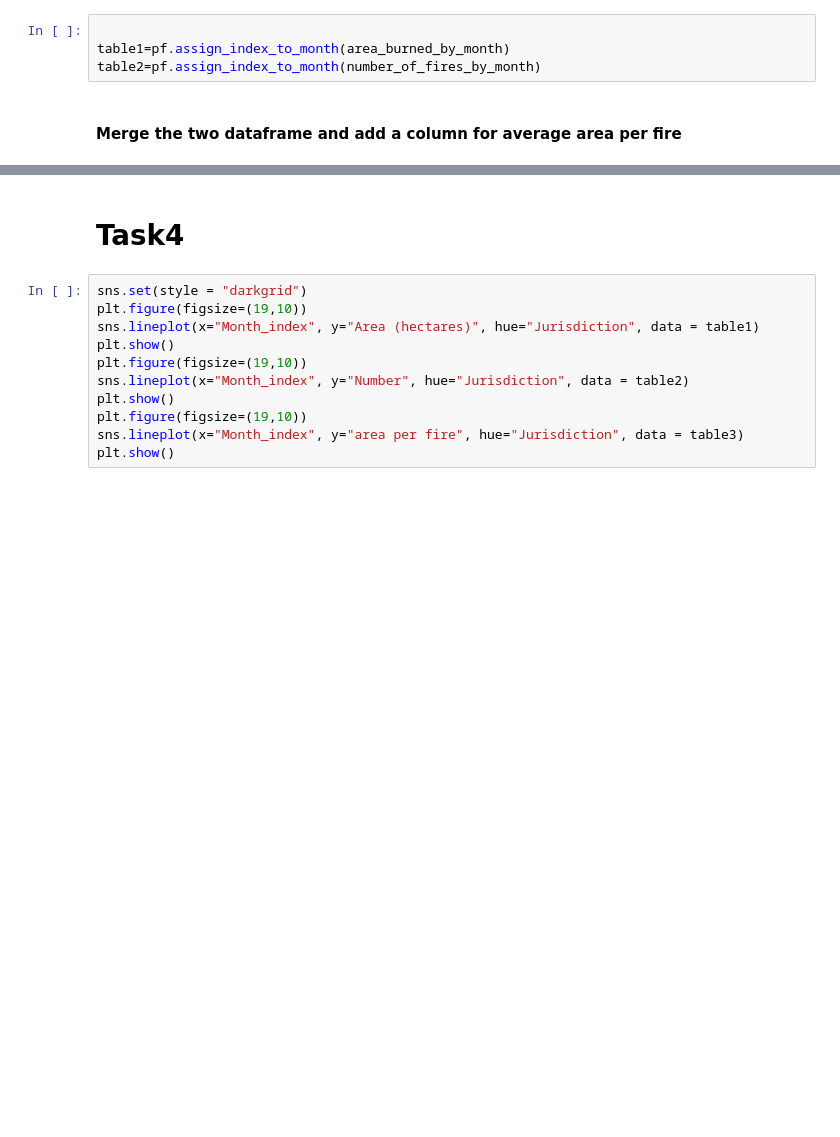
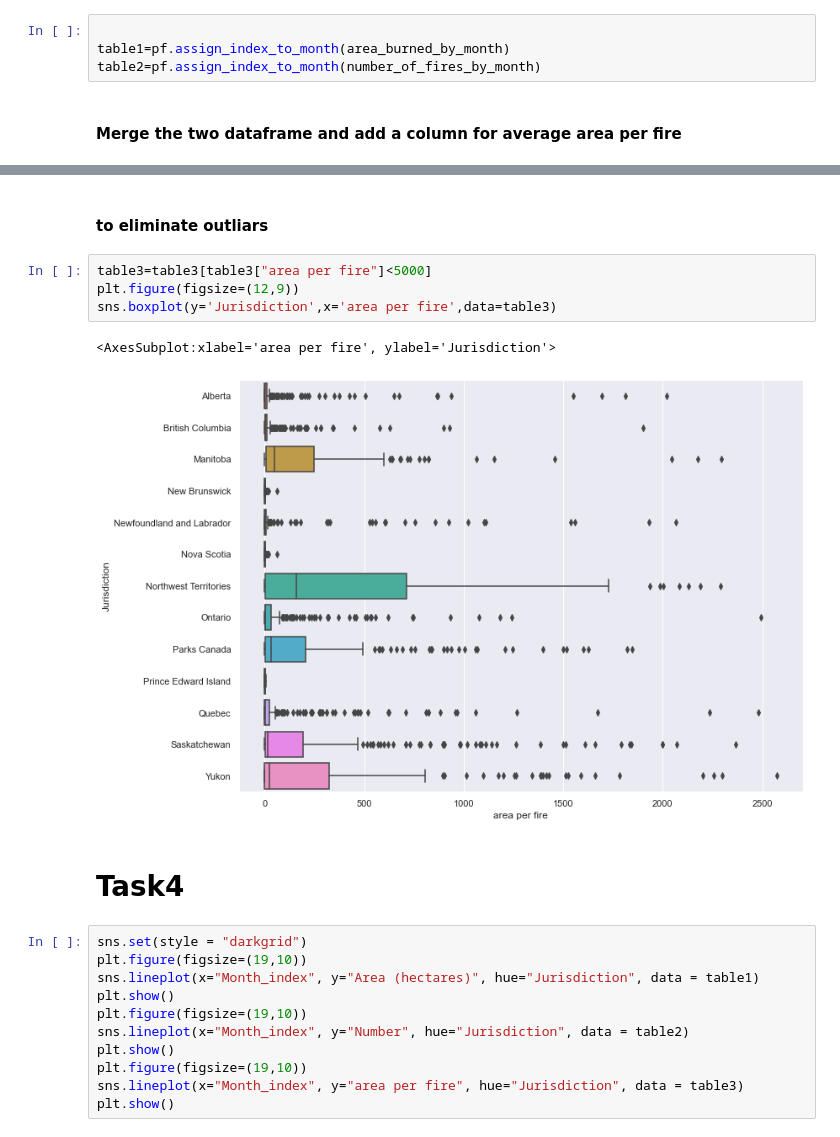
Before and after one commit to data301-2021-winter1/solo-Andrew1422, a Jupyter notebook: notebooks/analysis3.ipynb, the cells around one changed output, grey strips where cells are left out. Drawn from its saved outputs; the diff is of its cells as text; blank space fills up the shorter version.

```diff
--- a/notebooks/analysis3.ipynb
+++ b/notebooks/analysis3.ipynb
@@ -97,3 +105,12 @@ table3=table3.reindex(columns=["Year","Jurisdiction","Month_index","Month","Numb
+# %% [markdown]
+#### to eliminate outliars
+# %%
+table3=table3[table3["area per fire"]<5000]
+plt.figure(figsize=(12,9))
+sns.boxplot(y='Jurisdiction',x='area per fire',data=table3)
+# %% [output]
+<AxesSubplot:xlabel='area per fire', ylabel='Jurisdiction'>
+[figure, added]
 # %% [markdown]
 # Task4
 # %%
```
Also changed, not shown: parts of 8 cells of this notebook, 3 other files.
